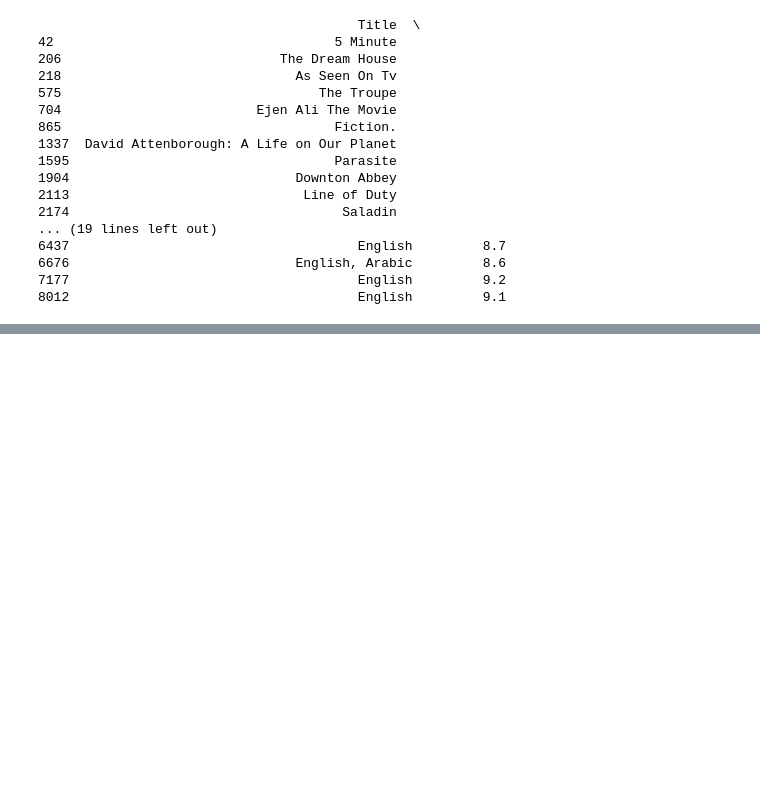
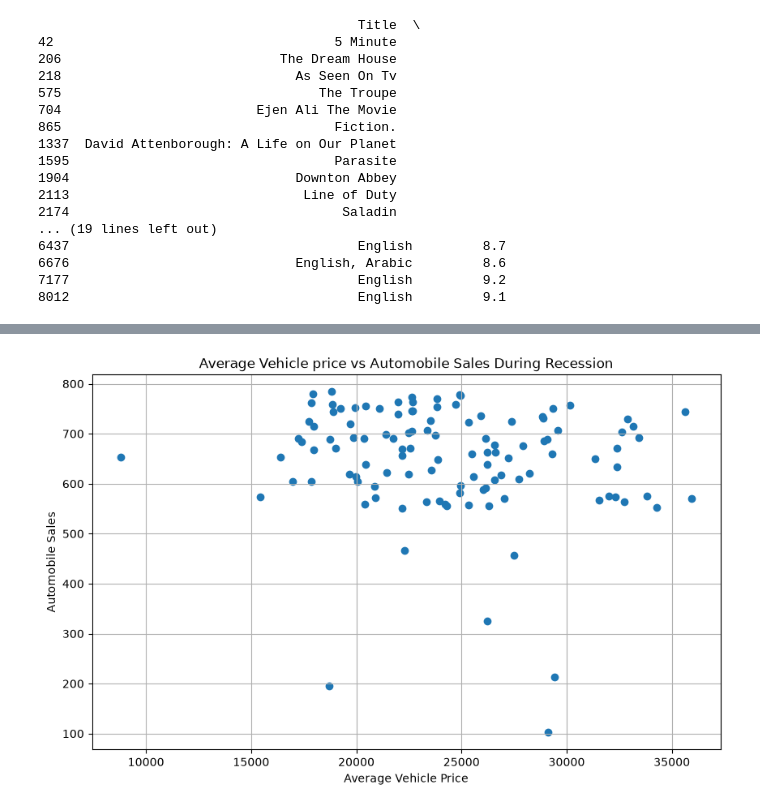
Before and after one commit to Snehal05300/Retail-Analytics-Kickoff-Dataset-Exploration-Statistical-Analysis, a Jupyter notebook: Assignment.ipynb, the cells around one changed output, grey strips where cells are left out. Cells and saved outputs as stored; diff of their text form; code cells hidden in the pictures; blank space fills up the shorter version.

```diff
--- a/Assignment.ipynb
+++ b/Assignment.ipynb
@@ -659,0 +706,20 @@ print(english_high_imdb[[
+# %%
+recession_data =df[df["Recession"]==1]
+
+price_sales = recession_data.groupby(
+    "Price"
+)["Automobile_Sales"].sum().reset_index()
+
+plt.figure(figsize=(10,6))
+plt.scatter(
+    price_sales["Price"],
+    price_sales["Automobile_Sales"]
+)
+
+plt.title("Average Vehicle price vs Automobile Sales During Recession")
+plt.xlabel("Average Vehicle Price")
+plt.ylabel("Automobile Sales")
+plt.grid(True)
+plt.show()
+# %% [output]
+[figure, added]
```
Also changed, not shown: parts of 15 cells of this notebook, 4 other files.
